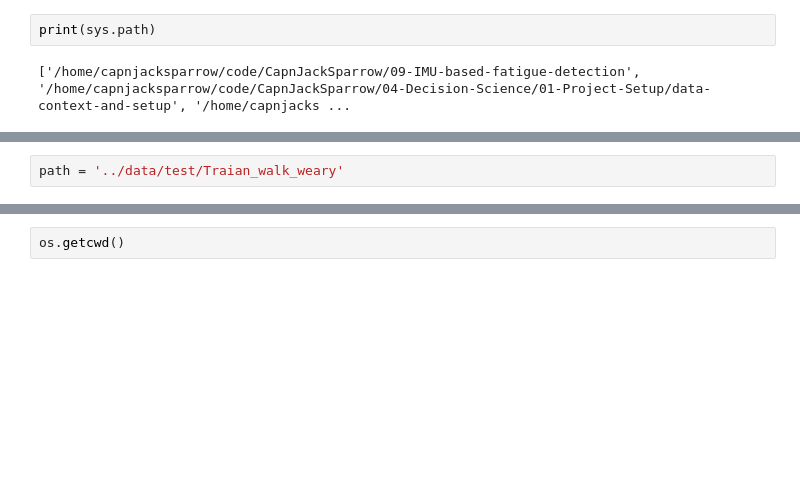
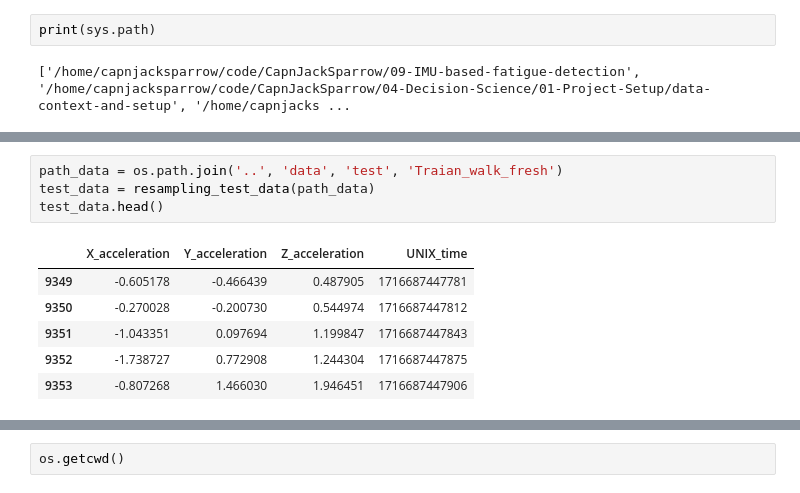
Before and after one commit to CapnJackSparrow/09-IMU-based-fatigue-detection, a Jupyter notebook: notebooks/Traian_exploration.ipynb, the cells around one changed output, grey strips where cells are left out. Saved outputs shown, nothing was run; the diff lists cells and outputs as text; blank space fills up the shorter version.

```diff
--- a/notebooks/Traian_exploration.ipynb
+++ b/notebooks/Traian_exploration.ipynb
@@ -110,5 +120,14 @@ def resampling_test_data(csv_file_path):
     except FileNotFoundError:
         print(f"Error: CSV file '{csv_file_path}/Accelerometer.csv' not found.")
         return None
-# %%
-path = '../data/test/Traian_walk_weary'
+# %%
+path_data = os.path.join('..', 'data', 'test', 'Traian_walk_fresh')
+test_data = resampling_test_data(path_data)
+test_data.head()
+# %% [output]
+|  | X_acceleration | Y_acceleration | Z_acceleration | UNIX_time |
+| 9349 | -0.605178 | -0.466439 | 0.487905 | 1716687447781 |
+| 9350 | -0.270028 | -0.200730 | 0.544974 | 1716687447812 |
+| 9351 | -1.043351 | 0.097694 | 1.199847 | 1716687447843 |
+| 9352 | -1.738727 | 0.772908 | 1.244304 | 1716687447875 |
+| 9353 | -0.807268 | 1.466030 | 1.946451 | 1716687447906 |
```
Also changed, not shown: parts of 15 cells of this notebook, 4 other files.
